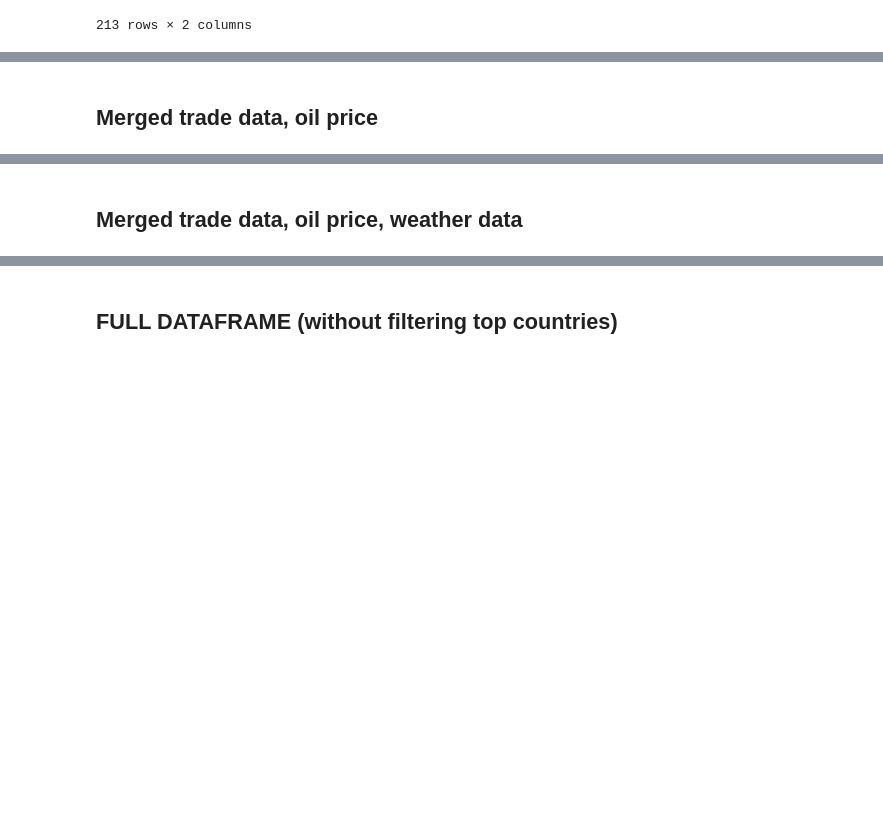
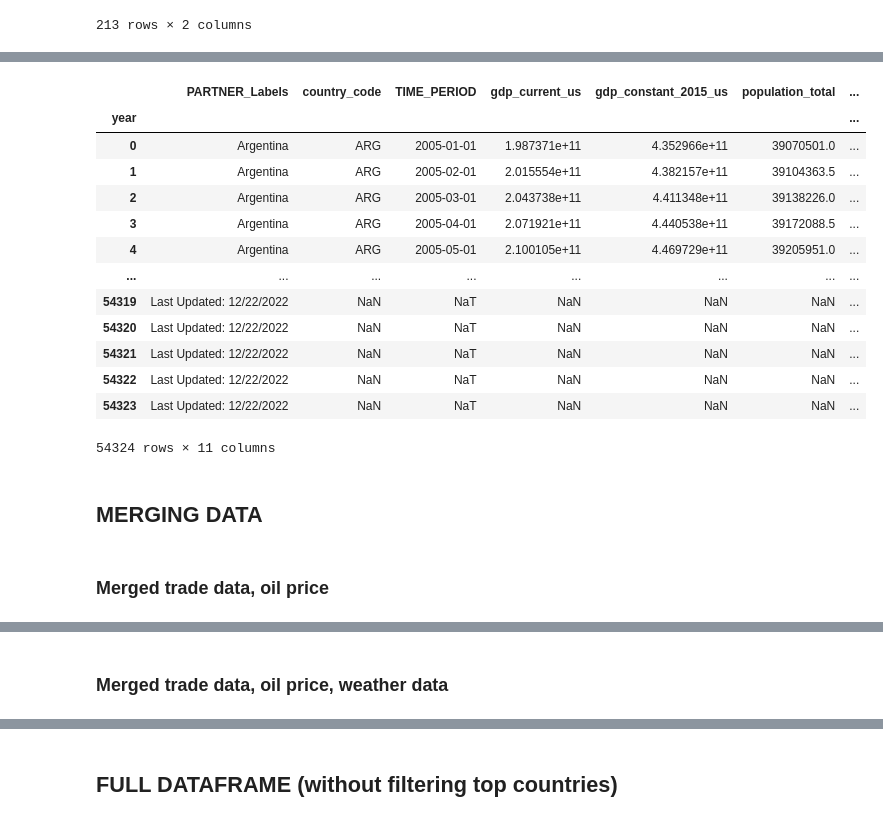
Before and after one commit to Gogonemnem/erasmus-university-rotterdam-assignments, a Jupyter notebook: code/notebooks/Bas/MAIZE - Data cleaning - full dataframe.ipynb, the cells around one changed output, grey strips where cells are left out. Saved outputs shown, nothing was run; the diff lists cells and outputs as text; code cells hidden in the pictures; blank space fills up the shorter version.

```diff
--- a/code/notebooks/Bas/MAIZE - Data cleaning - full dataframe.ipynb
+++ b/code/notebooks/Bas/MAIZE - Data cleaning - full dataframe.ipynb
@@ -205,5 +282,30 @@ df_futures_corn
+# %%
+monthly_data  = monthly_data.rename(columns = {'timecode': 'TIME_PERIOD'})
+# convert Period and float values to string format, and then to datetime
+monthly_data['TIME_PERIOD'] = monthly_data['TIME_PERIOD'].apply(lambda x: str(x) if isinstance(x, pd.Period) else x)
+monthly_data['TIME_PERIOD'] = pd.to_datetime(monthly_data['TIME_PERIOD'], errors='coerce')
+
+df_macroeconomic = monthly_data
+df_macroeconomic
+# %% [output]
+|  | PARTNER_Labels | country_code | TIME_PERIOD | gdp_current_us | gdp_constant_2015_us | population_total | ... |
+| year |  |  |  |  |  |  | ... |
+| 0 | Argentina | ARG | 2005-01-01 | 1.987371e+11 | 4.352966e+11 | 39070501.0 | ... |
+| 1 | Argentina | ARG | 2005-02-01 | 2.015554e+11 | 4.382157e+11 | 39104363.5 | ... |
+| 2 | Argentina | ARG | 2005-03-01 | 2.043738e+11 | 4.411348e+11 | 39138226.0 | ... |
+| 3 | Argentina | ARG | 2005-04-01 | 2.071921e+11 | 4.440538e+11 | 39172088.5 | ... |
+| 4 | Argentina | ARG | 2005-05-01 | 2.100105e+11 | 4.469729e+11 | 39205951.0 | ... |
+| ... | ... | ... | ... | ... | ... | ... | ... |
+| 54319 | Last Updated: 12/22/2022 | NaN | NaT | NaN | NaN | NaN | ... |
+| 54320 | Last Updated: 12/22/2022 | NaN | NaT | NaN | NaN | NaN | ... |
+| 54321 | Last Updated: 12/22/2022 | NaN | NaT | NaN | NaN | NaN | ... |
+| 54322 | Last Updated: 12/22/2022 | NaN | NaT | NaN | NaN | NaN | ... |
+| 54323 | Last Updated: 12/22/2022 | NaN | NaT | NaN | NaN | NaN | ... |
+54324 rows × 11 columns
+# %% [markdown]
+## MERGING DATA
 # %% [markdown]
-## Merged trade data, oil price
+### Merged trade data, oil price
 # %%
 df_maize['TIME_PERIOD'] = pd.to_datetime(df_maize['TIME_PERIOD'])
 df_merged_trade_oil = df_maize.merge(df_oil_price, on='TIME_PERIOD', how='left')
@@ -223,7 +325,7 @@ df_merged_trade_oil
 | 5538 | Zimbabwe | 2020-06-01 | maize | 4.4 | 0.95 | 0.215909 | ... |
 5539 rows × 7 columns
 # %% [markdown]
-## Merged trade data, oil price, weather data
+### Merged trade data, oil price, weather data
 # %%
 df_merged_trade_oil_weather = df_merged_trade_oil.merge(df_global_temperature, on=['TIME_PERIOD', 'PARTNER_Labels'], how='left')
 df_merged_trade_oil_weather
```
Also changed, not shown: parts of 18 cells of this notebook, 2 other files.
